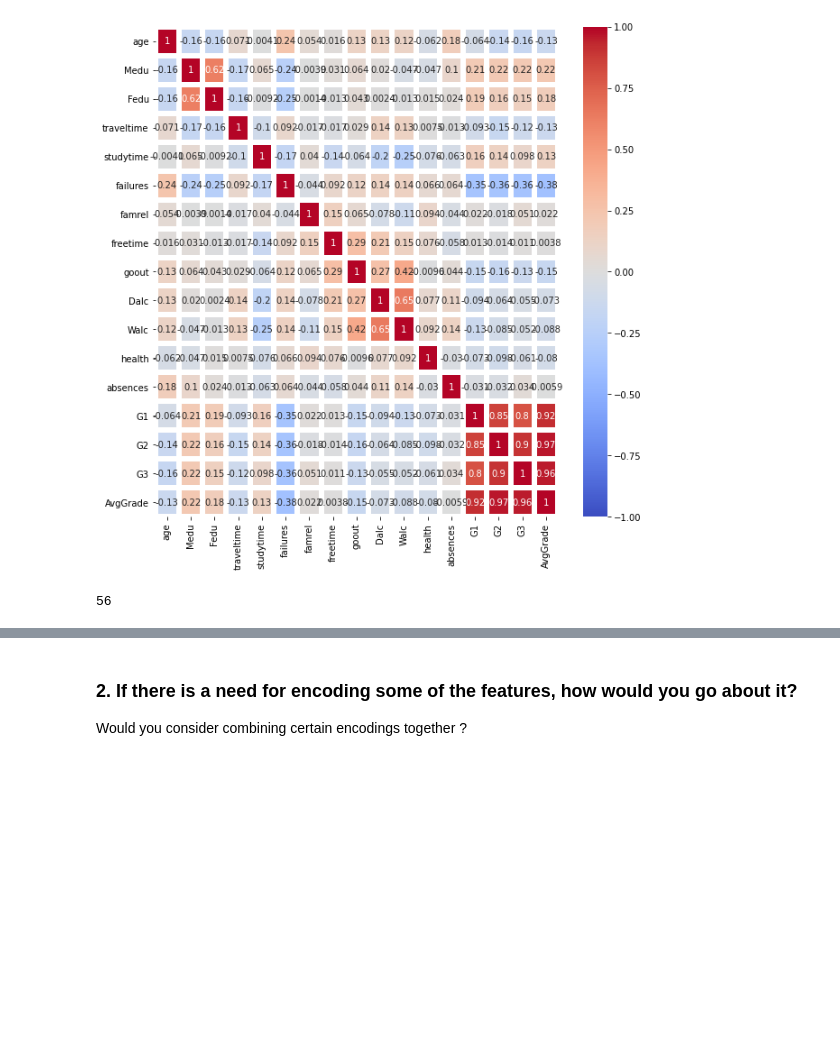
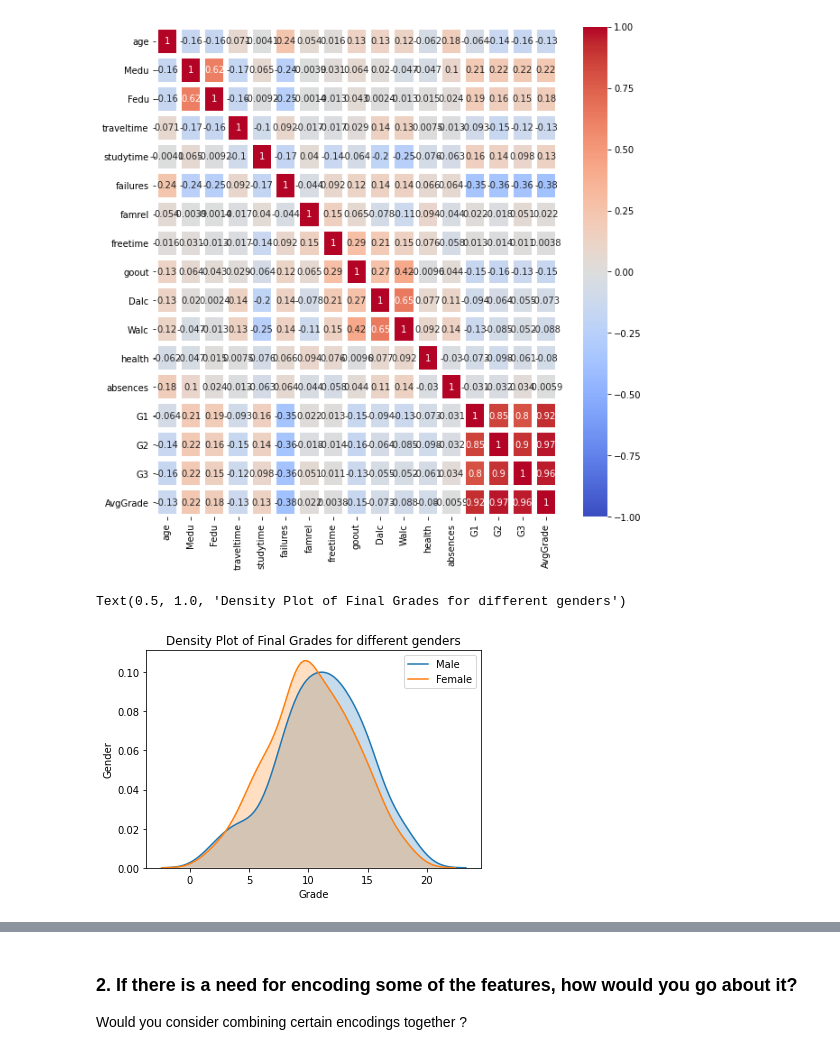
Before and after one commit to komaldadhich007/Assignment1_ML, a Jupyter notebook: Assignment_1.ipynb, the cells around one changed output, grey strips where cells are left out. Saved outputs shown, nothing was run; the diff lists cells and outputs as text; code cells hidden in the pictures; blank space fills up the shorter version.

Commit message:
updated visualizations

```diff
--- a/Assignment_1.ipynb
+++ b/Assignment_1.ipynb
@@ -125,7 +83,16 @@ sns.heatmap(alcdata.corr(), vmin=-1, cmap="coolwarm", annot=True, linewidths=5)
 # %% [output]
 <AxesSubplot:>
 [figure]
-# %%
-len(alcdata.columns)
-# %% [output]
-56
+# %%
+# Make one plot for gardian
+sns.kdeplot(alcdata.loc[alcdata['sex'] == 'M', 'AvgGrade'],
+            label = 'Male', shade = True)
+sns.kdeplot(alcdata.loc[alcdata['sex'] == 'F', 'AvgGrade'],
+            label = 'Female', shade = True)
+
+plt.xlabel('Grade')
+plt.ylabel('Gender')
+plt.title('Density Plot of Final Grades for different genders')
+# %% [output]
+Text(0.5, 1.0, 'Density Plot of Final Grades for different genders')
+[figure, added]
```
Also changed, not shown: parts of 21 cells of this notebook.
